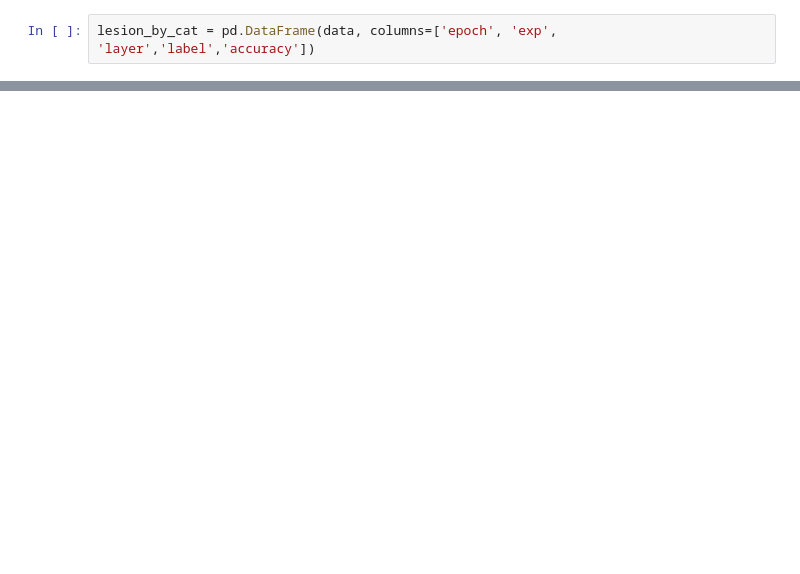
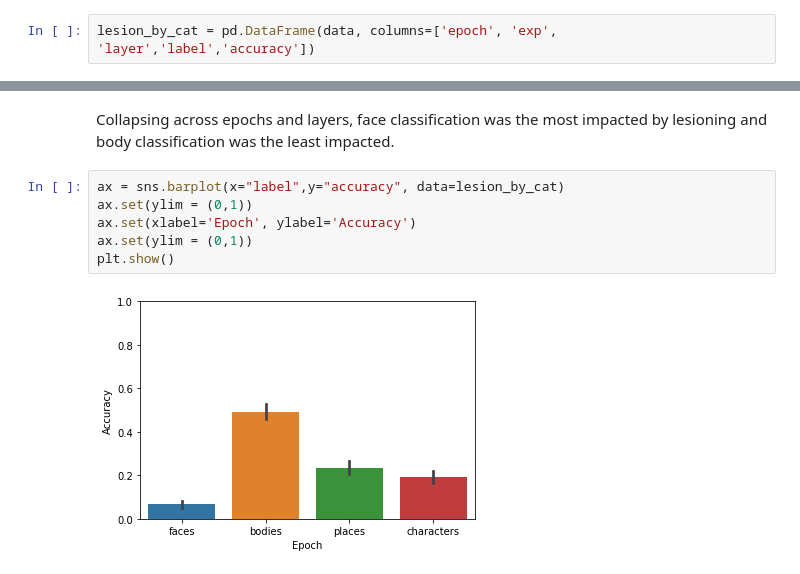
Before and after one commit to violetxi/PSYCH250FinalProject, a Jupyter notebook: writeup/writeup.ipynb, the cells around one changed output, grey strips where cells are left out. Saved outputs shown, nothing was run; the diff lists cells and outputs as text; blank space fills up the shorter version.

```diff
--- a/writeup/writeup.ipynb
+++ b/writeup/writeup.ipynb
@@ -117,0 +123,10 @@ g.set(ylim=(0, 1))
+# %% [markdown]
+Collapsing across epochs and layers, face classification was the most impacted by lesioning and body classification was the least impacted.
+# %%
+ax = sns.barplot(x="label",y="accuracy", data=lesion_by_cat)
+ax.set(ylim = (0,1))
+ax.set(xlabel='Epoch', ylabel='Accuracy')
+ax.set(ylim = (0,1))
+plt.show()
+# %% [output]
+[figure, added]
```
Also changed, not shown: parts of 10 cells of this notebook.
